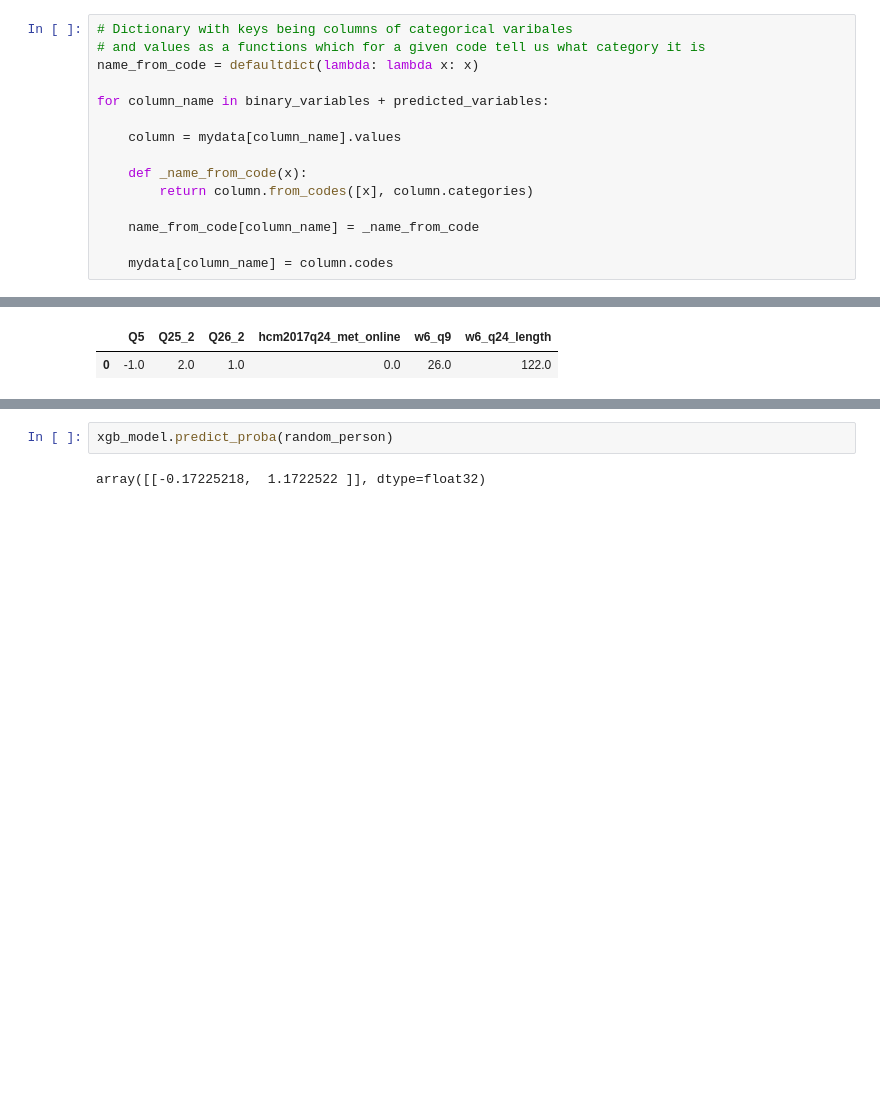
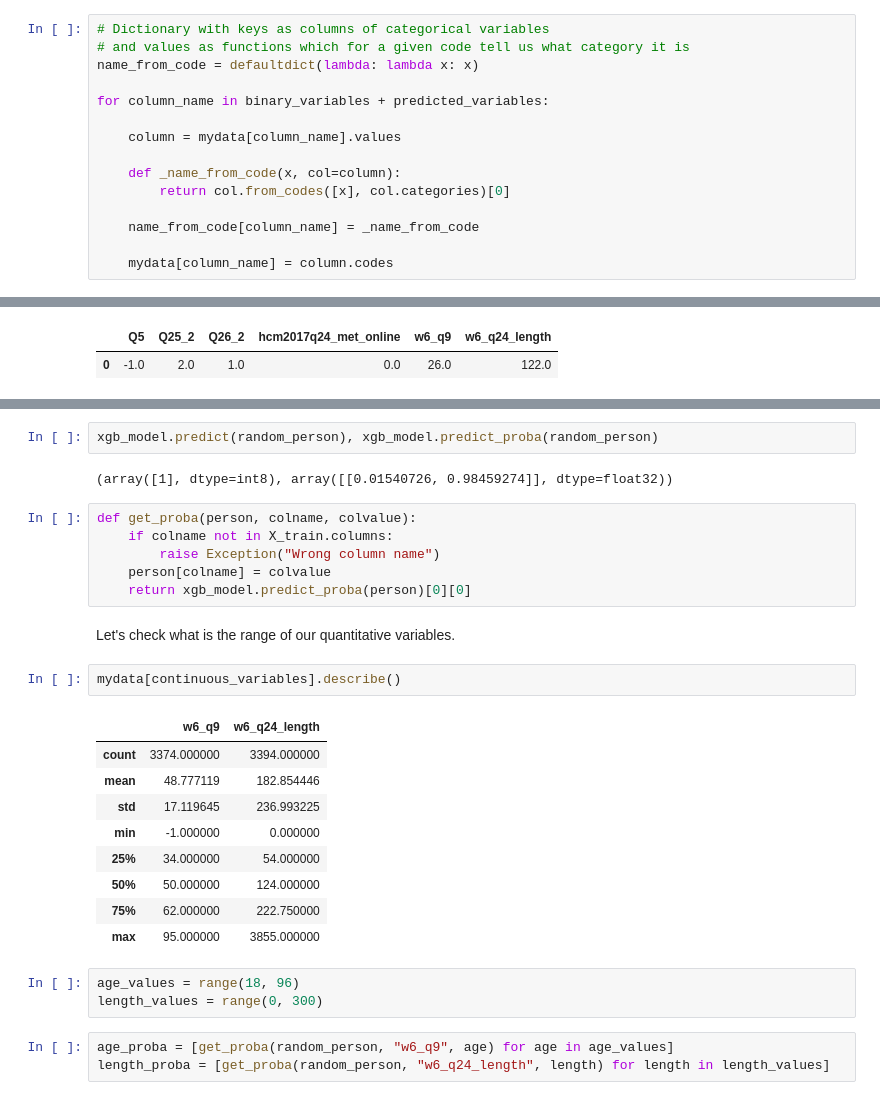
Before and after one commit to kaletap/interpretableML, a Jupyter notebook: pd1.ipynb, the cells around one changed output, grey strips where cells are left out. Cells and saved outputs as stored; diff of their text form; blank space fills up the shorter version.

```diff
--- a/pd1.ipynb
+++ b/pd1.ipynb
@@ -83,16 +84,16 @@ memory usage: 86.2 KB
 # %% [markdown]
 ## Model fitting
 # %%
-# Dictionary with keys being columns of categorical varibales
-# and values as a functions which for a given code tell us what category it is
+# Dictionary with keys as columns of categorical variables
+# and values as functions which for a given code tell us what category it is
 name_from_code = defaultdict(lambda: lambda x: x)
 
 for column_name in binary_variables + predicted_variables:
 
     column = mydata[column_name].values
 
-    def _name_from_code(x):
-        return column.from_codes([x], column.categories)
+    def _name_from_code(x, col=column):
+        return col.from_codes([x], col.categories)[0]
 
     name_from_code[column_name] = _name_from_code
 
@@ -159,4 +172,30 @@ random_person
 # %%
-xgb_model.predict_proba(random_person)
+xgb_model.predict(random_person), xgb_model.predict_proba(random_person)
 # %% [output]
-array([[-0.17225218,  1.1722522 ]], dtype=float32)
+(array([1], dtype=int8), array([[0.01540726, 0.98459274]], dtype=float32))
+# %%
+def get_proba(person, colname, colvalue):
+    if colname not in X_train.columns:
+        raise Exception("Wrong column name")
+    person[colname] = colvalue
+    return xgb_model.predict_proba(person)[0][0]
+# %% [markdown]
+Let's check what is the range of our quantitative variables.
+# %%
+mydata[continuous_variables].describe()
+# %% [output]
+|  | w6_q9 | w6_q24_length |
+| count | 3374.000000 | 3394.000000 |
+| mean | 48.777119 | 182.854446 |
+| std | 17.119645 | 236.993225 |
+| min | -1.000000 | 0.000000 |
+| 25% | 34.000000 | 54.000000 |
+| 50% | 50.000000 | 124.000000 |
+| 75% | 62.000000 | 222.750000 |
+| max | 95.000000 | 3855.000000 |
+# %%
+age_values = range(18, 96)
+length_values = range(0, 300)
+# %%
+age_proba = [get_proba(random_person, "w6_q9", age) for age in age_values]
+length_proba = [get_proba(random_person, "w6_q24_length", length) for length in length_values]
```
Also changed, not shown: parts of 9 cells of this notebook.
